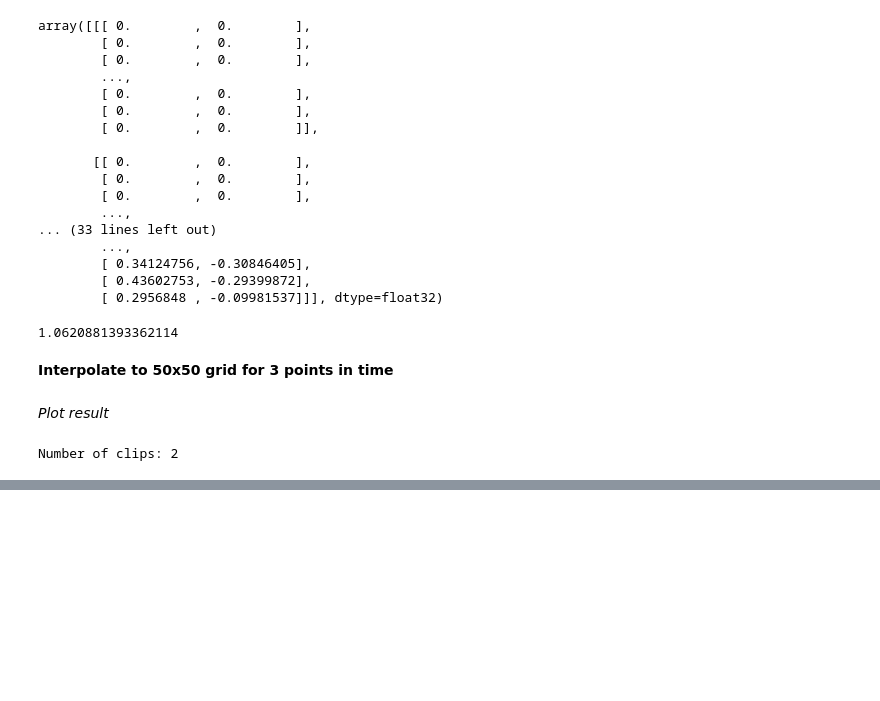
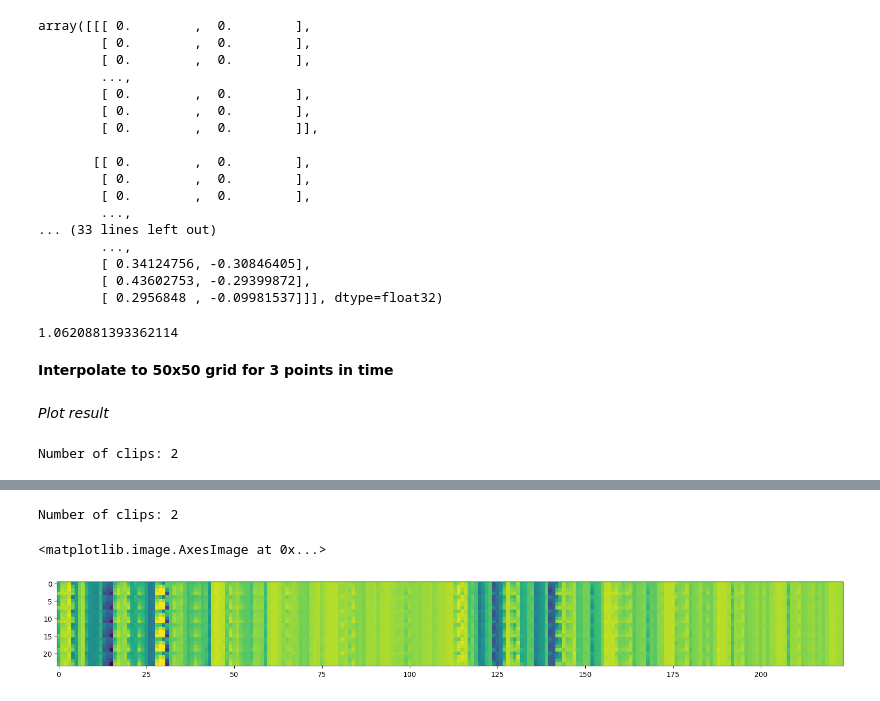
Before and after one commit to tpfffr/neon_blink_detection, a Jupyter notebook: notebooks/data_augmentation2.ipynb, the cells around one changed output, grey strips where cells are left out. Drawn from its saved outputs; the diff is of its cells as text; code cells hidden in the pictures; blank space fills up the shorter version.

```diff
--- a/notebooks/data_augmentation2.ipynb
+++ b/notebooks/data_augmentation2.ipynb
@@ -462,0 +354,20 @@ def _find_indices(
+# %%
+import matplotlib.pyplot as plt
+from src.features_calculator import (
+    new_concatenate_features,
+    get_augmentation_pars,
+)
+
+rec._of_params.grid_size = 4
+rec._of_params.n_layers = 7
+
+feature_array, all_timestamps, clip_transitions = rec._load_features(
+            clip_name, rec._of_params)
+
+# Add random sampling of some indicies
+
+n_clips = clip_transitions.shape[0] + 1
+clip_feature_array = np.split(feature_array, clip_transitions + 1, axis=0)
+clip_timestamps = np.split(all_timestamps, clip_transitions + 1, axis=0)
+# %% [output]
+Number of clips: 2
@@ -462,0 +444,7 @@ def _find_indices(
+# %%
+fig, ax = plt.subplots(1, 1, figsize=(10, 5))
+fig.set_size_inches(20, 30)
+plt.imshow(vec.transpose())
+# %% [output]
+<matplotlib.image.AxesImage at 0x...>
+[figure, added]
```
Also changed, not shown: parts of 30 cells of this notebook, 16 other files.
